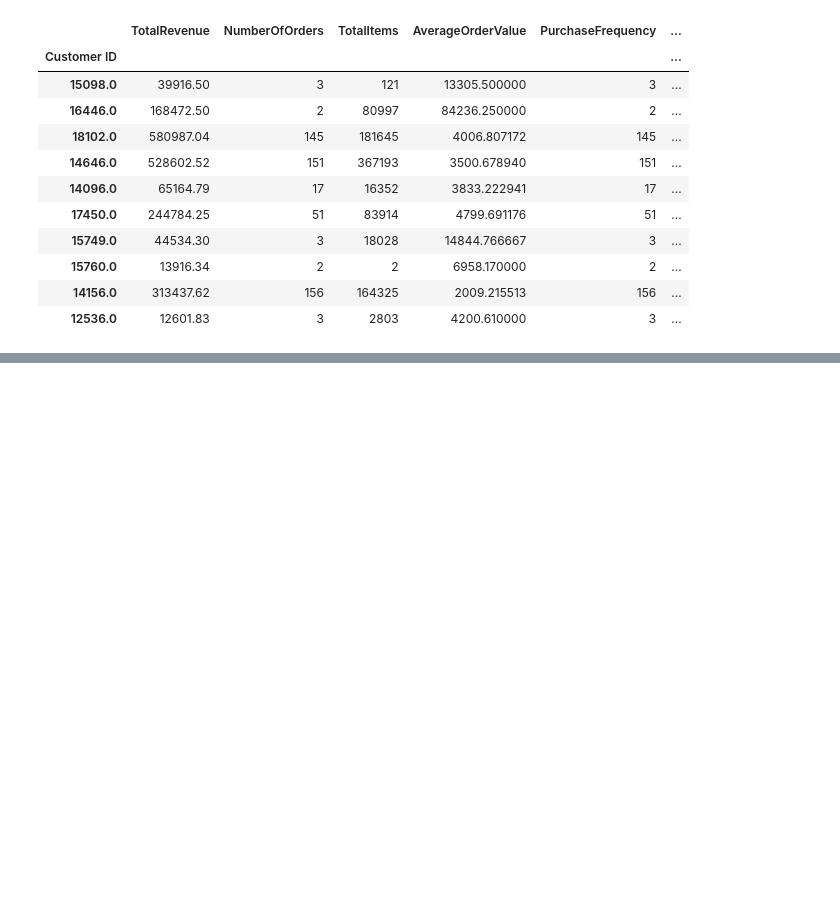
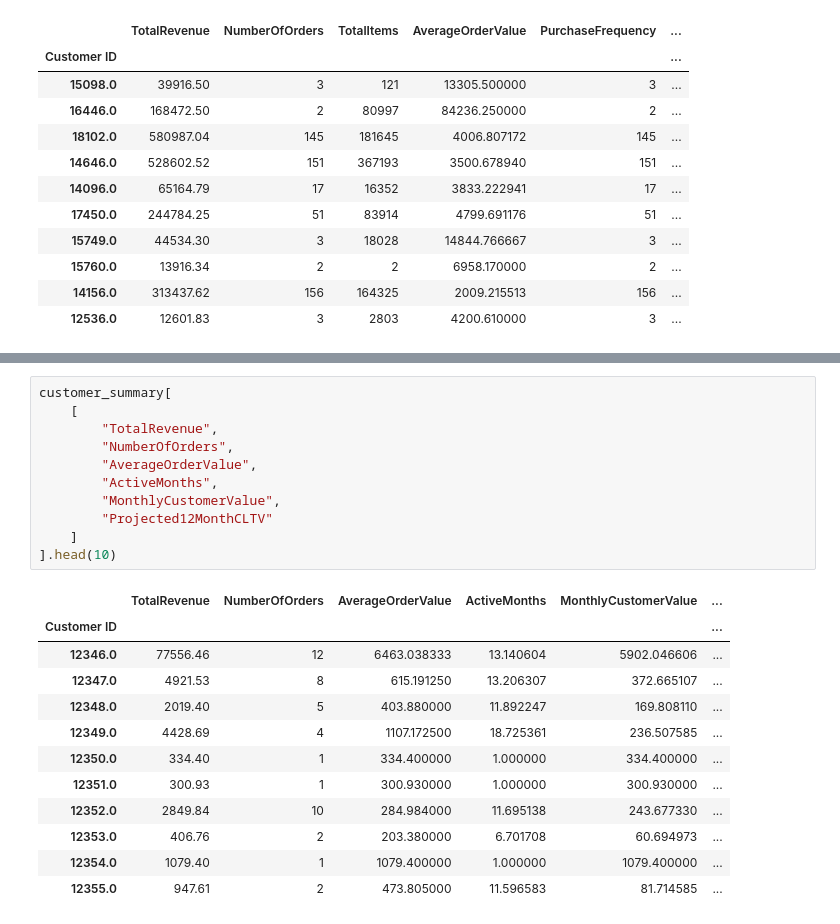
Before and after one commit to Tamoze/SaaS-ECommerce-Cohort-Retention-CLTV-Analysis, a Jupyter notebook: notebooks/week1-datacleaning.ipynb, the cells around one changed output, grey strips where cells are left out. Drawn from its saved outputs; the diff is of its cells as text; blank space fills up the shorter version.

```diff
--- a/notebooks/week1-datacleaning.ipynb
+++ b/notebooks/week1-datacleaning.ipynb
@@ -1127,0 +1144,24 @@ customer_summary.sort_values(
+# %%
+customer_summary[
+    [
+        "TotalRevenue",
+        "NumberOfOrders",
+        "AverageOrderValue",
+        "ActiveMonths",
+        "MonthlyCustomerValue",
+        "Projected12MonthCLTV"
+    ]
+].head(10)
+# %% [output]
+|  | TotalRevenue | NumberOfOrders | AverageOrderValue | ActiveMonths | MonthlyCustomerValue | ... |
+| Customer ID |  |  |  |  |  | ... |
+| 12346.0 | 77556.46 | 12 | 6463.038333 | 13.140604 | 5902.046606 | ... |
+| 12347.0 | 4921.53 | 8 | 615.191250 | 13.206307 | 372.665107 | ... |
+| 12348.0 | 2019.40 | 5 | 403.880000 | 11.892247 | 169.808110 | ... |
+| 12349.0 | 4428.69 | 4 | 1107.172500 | 18.725361 | 236.507585 | ... |
+| 12350.0 | 334.40 | 1 | 334.400000 | 1.000000 | 334.400000 | ... |
+| 12351.0 | 300.93 | 1 | 300.930000 | 1.000000 | 300.930000 | ... |
+| 12352.0 | 2849.84 | 10 | 284.984000 | 11.695138 | 243.677330 | ... |
+| 12353.0 | 406.76 | 2 | 203.380000 | 6.701708 | 60.694973 | ... |
+| 12354.0 | 1079.40 | 1 | 1079.400000 | 1.000000 | 1079.400000 | ... |
+| 12355.0 | 947.61 | 2 | 473.805000 | 11.596583 | 81.714585 | ... |
```
Also changed, not shown: parts of 20 cells of this notebook, 3 other files.
